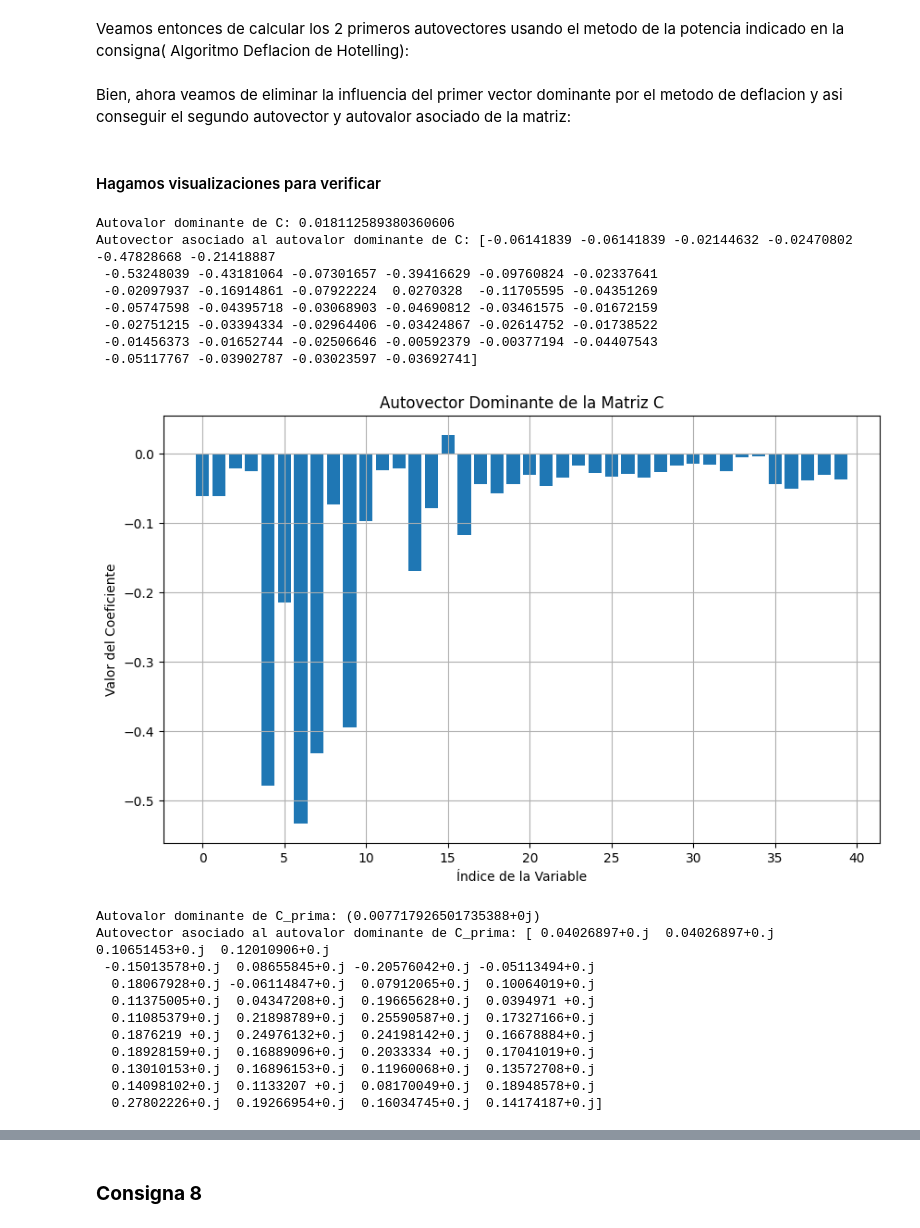
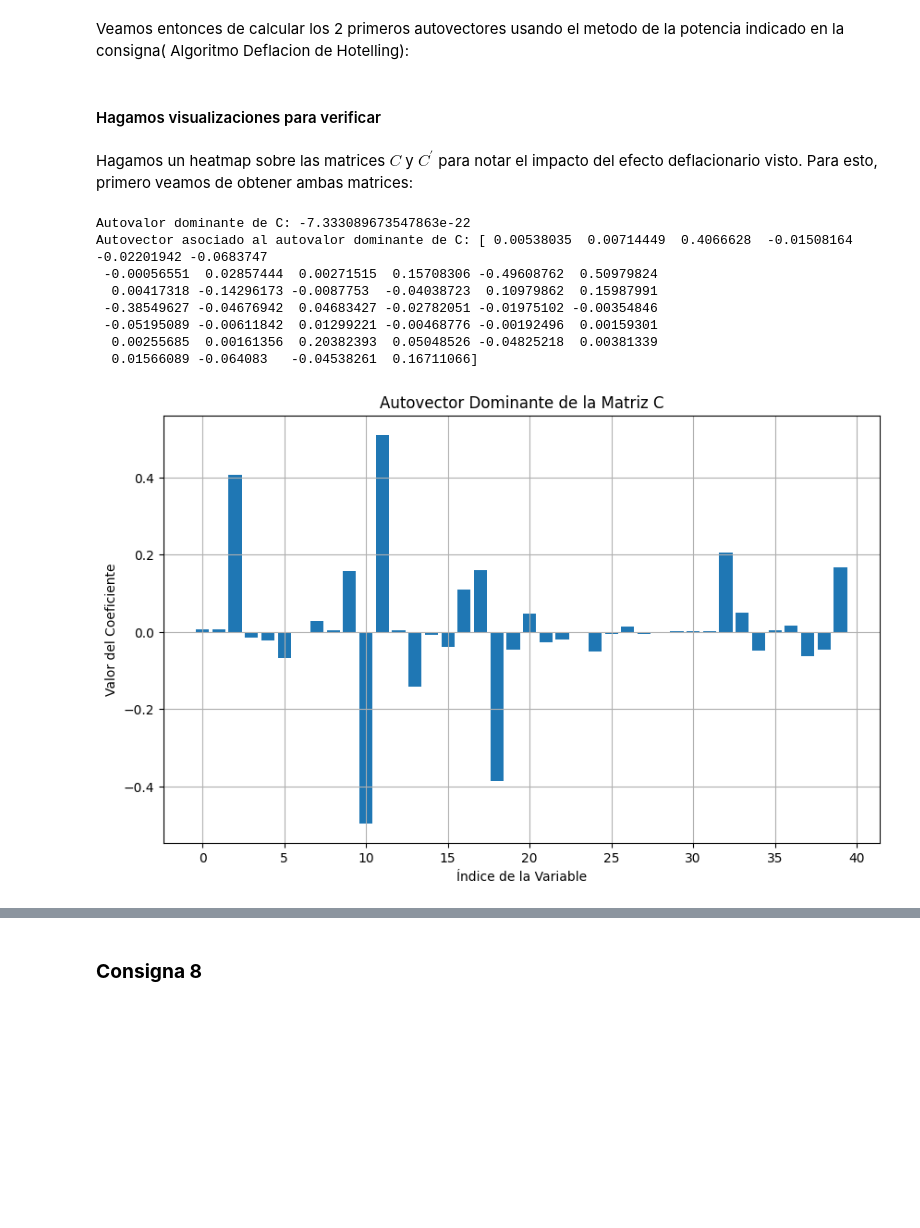
Before and after one commit to Gabrielnm7/ALC-FCEN_UBA, a Jupyter notebook: TP2/grupo_abeliano_TP2.ipynb, the cells around one changed output, grey strips where cells are left out. Cells and saved outputs as stored; diff of their text form; code cells hidden in the pictures; blank space fills up the shorter version.

Commit message:
deflacion corregida con punto 10

```diff
--- a/TP2/grupo_abeliano_TP2.ipynb
+++ b/TP2/grupo_abeliano_TP2.ipynb
@@ -701,9 +701,7 @@ Veamos entonces de calcular los 2 primeros autovectores usando el metodo de la p
 # %%
 #tomamos los siguientes parametros
 epsilon = 1e-6
-k = 250
+k = 2
 
 #calculamos
-v1, autovalor1 = deflacion_de_Hotelling(C,k,epsilon)
+avecs, avals = deflacion_de_Hotelling(C,k,epsilon)
-# %% [markdown]
-Bien, ahora veamos de eliminar la influencia del primer vector dominante por el metodo de deflacion y asi conseguir el segundo autovector y autovalor asociado de la matriz:
@@ -716,55 +708,31 @@ v2, autovalor2 = deflacion_de_Hotelling(C_prima,k,epsilon)
+# %%
+aval_C = avals[0]
+avec_C = avecs[0]
+aval_C_prima = avals[1]
+avec_C_prima = avecs[1]
 # %% [markdown]
 #### Hagamos visualizaciones para verificar
+# %% [markdown]
+Hagamos un heatmap sobre las matrices $C$ y $C^{\prime}$ para notar el impacto del efecto deflacionario visto. Para esto, primero veamos de obtener ambas matrices:
 # %%
-autovalores, autovectores = npla.eig(C)
-
-indice_dominante = np.argmax(np.abs(autovalores))
-
-autovalor_dominante = autovalores[indice_dominante]
+autovalor_dominante = aval_C
 print('Autovalor dominante de C:', autovalor_dominante)
-autovector_dominante = autovectores[:, indice_dominante]
+autovector_dominante = avec_C
 print('Autovector asociado al autovalor dominante de C:', autovector_dominante)
 plt.figure(figsize=(10, 6))
 plt.bar(range(len(autovector_dominante)), autovector_dominante)
 plt.title('Autovector Dominante de la Matriz C')
 plt.xlabel('Índice de la Variable')
 plt.ylabel('Valor del Coeficiente')
 plt.grid(True)
 plt.show()
-print("\n")
-autovalores, autovectores = npla.eig(C_prima)
-
-indice_dominante = np.argmax(np.abs(autovalores))
-
-autovalor_dominante = autovalores[indice_dominante]
-print('Autovalor dominante de C_prima:', autovalor_dominante)
-autovector_dominante = autovectores[:, indice_dominante]
-print('Autovector asociado al autovalor dominante de C_prima:', autovector_dominante)
-plt.figure(figsize=(10, 6))
-plt.bar(range(len(autovector_dominante)), autovector_dominante)
-plt.title('Autovector Dominante de la Matriz C Prima')
-plt.xlabel('Índice de la Variable')
-plt.ylabel('Valor del Coeficiente')
-plt.grid(True)
-plt.show()
 # %% [output]
-Autovalor dominante de C: 0.018112589380360606
-Autovector asociado al autovalor dominante de C: [-0.06141839 -0.06141839 -0.02144632 -0.02470802 -0.47828668 -0.21418887
- -0.53248039 -0.43181064 -0.07301657 -0.39416629 -0.09760824 -0.02337641
- -0.02097937 -0.16914861 -0.07922224  0.0270328  -0.11705595 -0.04351269
- -0.05747598 -0.04395718 -0.03068903 -0.04690812 -0.03461575 -0.01672159
- -0.02751215 -0.03394334 -0.02964406 -0.03424867 -0.02614752 -0.01738522
- -0.01456373 -0.01652744 -0.02506646 -0.00592379 -0.00377194 -0.04407543
- -0.05117767 -0.03902787 -0.03023597 -0.03692741]
+Autovalor dominante de C: -7.333089673547863e-22
+Autovector asociado al autovalor dominante de C: [ 0.00538035  0.00714449  0.4066628  -0.01508164 -0.02201942 -0.0683747
+ -0.00056551  0.02857444  0.00271515  0.15708306 -0.49608762  0.50979824
+  0.00417318 -0.14296173 -0.0087753  -0.04038723  0.10979862  0.15987991
+ -0.38549627 -0.04676942  0.04683427 -0.02782051 -0.01975102 -0.00354846
+ -0.05195089 -0.00611842  0.01299221 -0.00468776 -0.00192496  0.00159301
+  0.00255685  0.00161356  0.20382393  0.05048526 -0.04825218  0.00381339
+  0.01566089 -0.064083   -0.04538261  0.16711066]
-[figure, old version]
+[figure, new version]
-Autovalor dominante de C_prima: (0.007717926501735388+0j)
-Autovector asociado al autovalor dominante de C_prima: [ 0.04026897+0.j  0.04026897+0.j  0.10651453+0.j  0.12010906+0.j
- -0.15013578+0.j  0.08655845+0.j -0.20576042+0.j -0.05113494+0.j
-  0.18067928+0.j -0.06114847+0.j  0.07912065+0.j  0.10064019+0.j
-  0.11375005+0.j  0.04347208+0.j  0.19665628+0.j  0.0394971 +0.j
-  0.11085379+0.j  0.21898789+0.j  0.25590587+0.j  0.17327166+0.j
-  0.1876219 +0.j  0.24976132+0.j  0.24198142+0.j  0.16678884+0.j
-  0.18928159+0.j  0.16889096+0.j  0.2033334 +0.j  0.17041019+0.j
-  0.13010153+0.j  0.16896153+0.j  0.11960068+0.j  0.13572708+0.j
-  0.14098102+0.j  0.1133207 +0.j  0.08170049+0.j  0.18948578+0.j
-  0.27802226+0.j  0.19266954+0.j  0.16034745+0.j  0.14174187+0.j]
```
Also changed, not shown: parts of 15 cells of this notebook, 1 other file.
